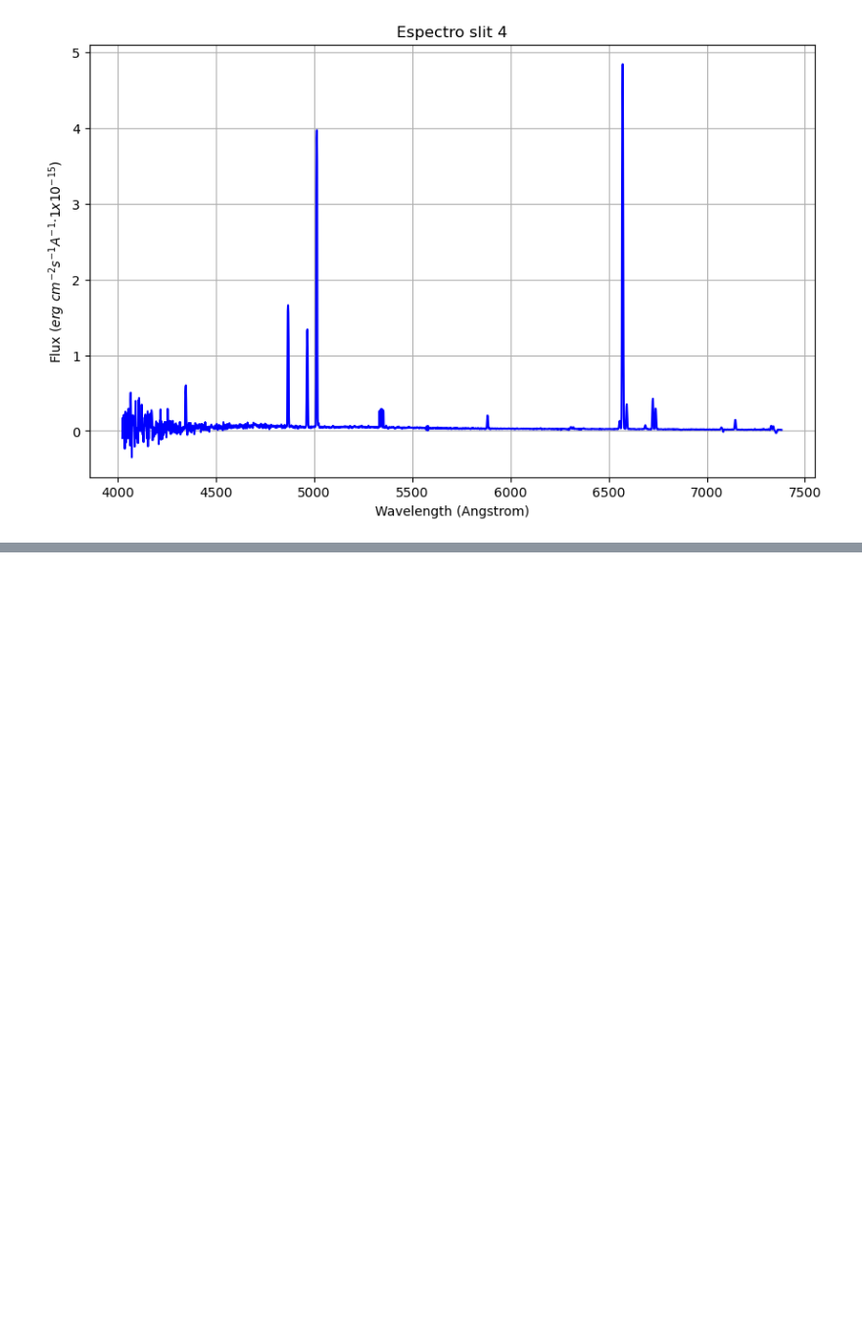
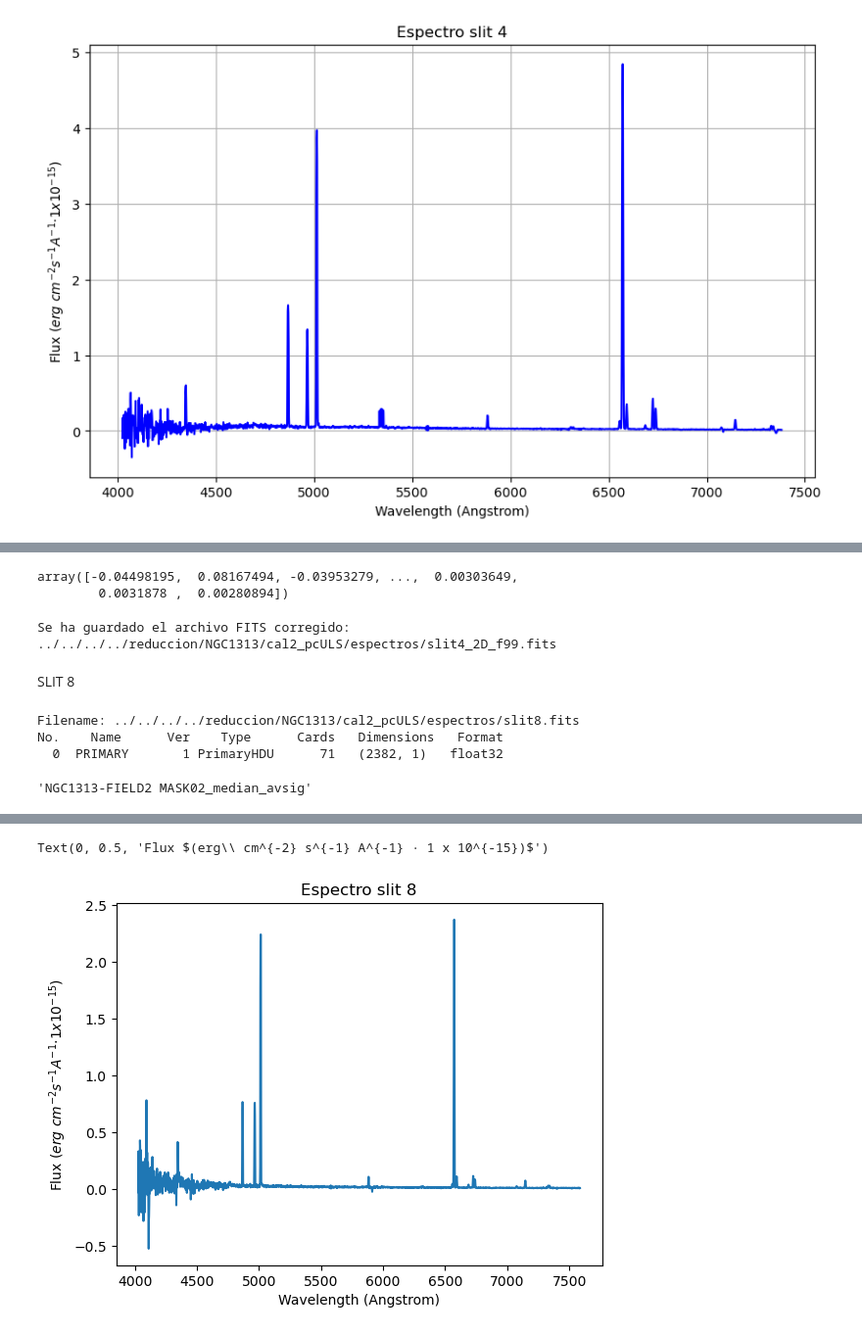
Before and after one commit to blnblnbln/TESIS, a Jupyter notebook: mask2/codes_mask2/ext_fits.ipynb, the cells around one changed output, grey strips where cells are left out. Shown at 98% size. Saved outputs shown, nothing was run; the diff lists cells and outputs as text; code cells hidden in the pictures; blank space fills up the shorter version.

```diff
--- a/mask2/codes_mask2/ext_fits.ipynb
+++ b/mask2/codes_mask2/ext_fits.ipynb
@@ -71,0 +90,53 @@ print(f' extinción en magnitudes para slit 1 con fm07: {wave1_fm07}')
+# %%
+resta_f99 = flux4_f99 - flux4
+resta_f99
+# %% [output]
+array([-0.04498195,  0.08167494, -0.03953279, ...,  0.00303649,
+        0.0031878 ,  0.00280894])
+# %%
+# guardar info corregida en un nuevo fits
+# metemos el array de flujo corregido a la data del espectro
+data4[0] = flux4_f99
+
+# crear nuevo HDU
+slit4corrected = fits.PrimaryHDU(data=data4, header=header4)
+
+# crear nuevo HDUList para guardar en un fits
+sp4_corrected = fits.HDUList([slit4corrected])
+
+# guardar datos corregidos en un nuevo archivo FITS
+new_fits_file = '../../../../reduccion/NGC1313/cal2_pcULS/espectros/slit4_2D_f99.fits'
+sp4_corrected.writeto(new_fits_file, overwrite=True)
+
+print(f"Se ha guardado el archivo FITS corregido: {new_fits_file}")
+# %% [output]
+Se ha guardado el archivo FITS corregido: ../../../../reduccion/NGC1313/cal2_pcULS/espectros/slit4_2D_f99.fits
+# %% [markdown]
+SLIT 8
+# %%
+#abrir mi fits
+slit8 = '../../../../reduccion/NGC1313/cal2_pcULS/espectros/slit8.fits'
+sp8 = fits.open(slit8)
+
+sp8.info()
+sp8[0].header["OBJECT"]
+# %% [output]
+Filename: ../../../../reduccion/NGC1313/cal2_pcULS/espectros/slit8.fits
+No.    Name      Ver    Type      Cards   Dimensions   Format
+  0  PRIMARY       1 PrimaryHDU      71   (2382, 1)   float32
+'NGC1313-FIELD2 MASK02_median_avsig'
+# %%
+# extraer data (flux)
+data8=sp8[0].data
+header8=sp8[0].header
+obj_name8 = header8.get("OBJECT", "Unknown")
+
+flux8=data8[0]
+w8=WCS(header8, naxis=1, relax=False, fix=False)
+wave8=w8.wcs_pix2world(np.arange(len(flux8)),0)[0]
+
+plt.plot(wave8, flux8)
+plt.title("Espectro slit 8")
+plt.xlabel('Wavelength (Angstrom)')
+plt.ylabel('Flux $(erg\ cm^{-2} s^{-1} A^{-1} · 1 x 10^{-15})$')
+# %% [output]
@@ -71,0 +145,2 @@ print(f' extinción en magnitudes para slit 1 con fm07: {wave1_fm07}')
+Text(0, 0.5, 'Flux $(erg\\ cm^{-2} s^{-1} A^{-1} · 1 x 10^{-15})$')
+[figure, added]
```
Also changed, not shown: parts of 7 cells of this notebook.
